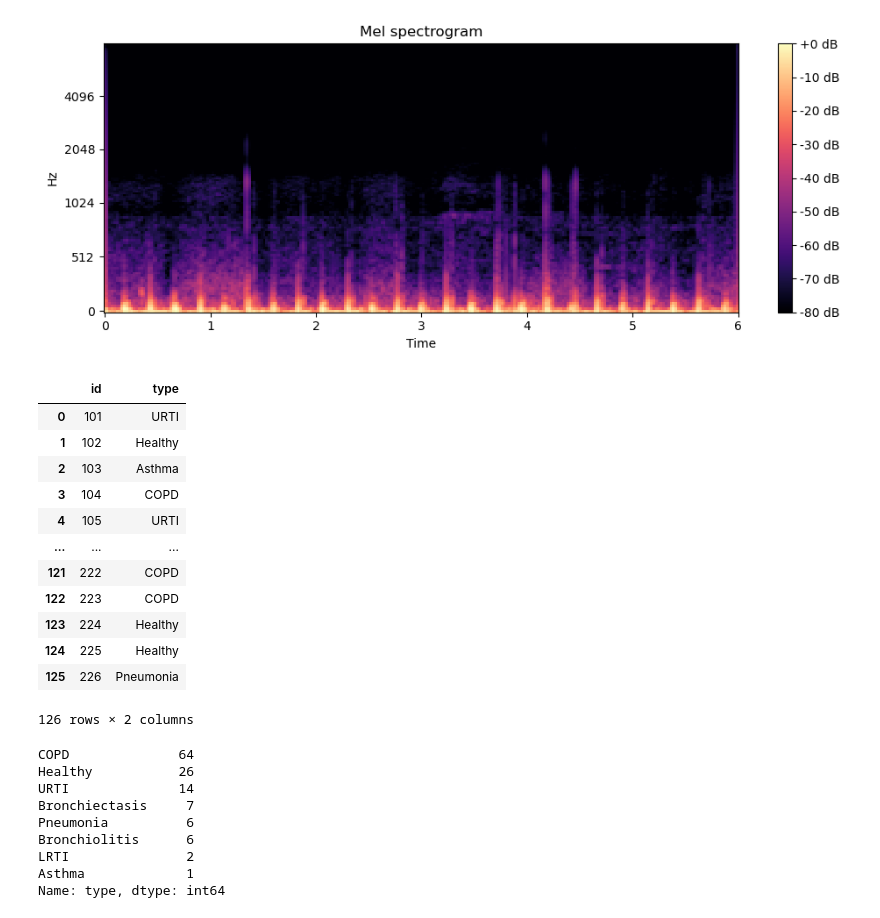
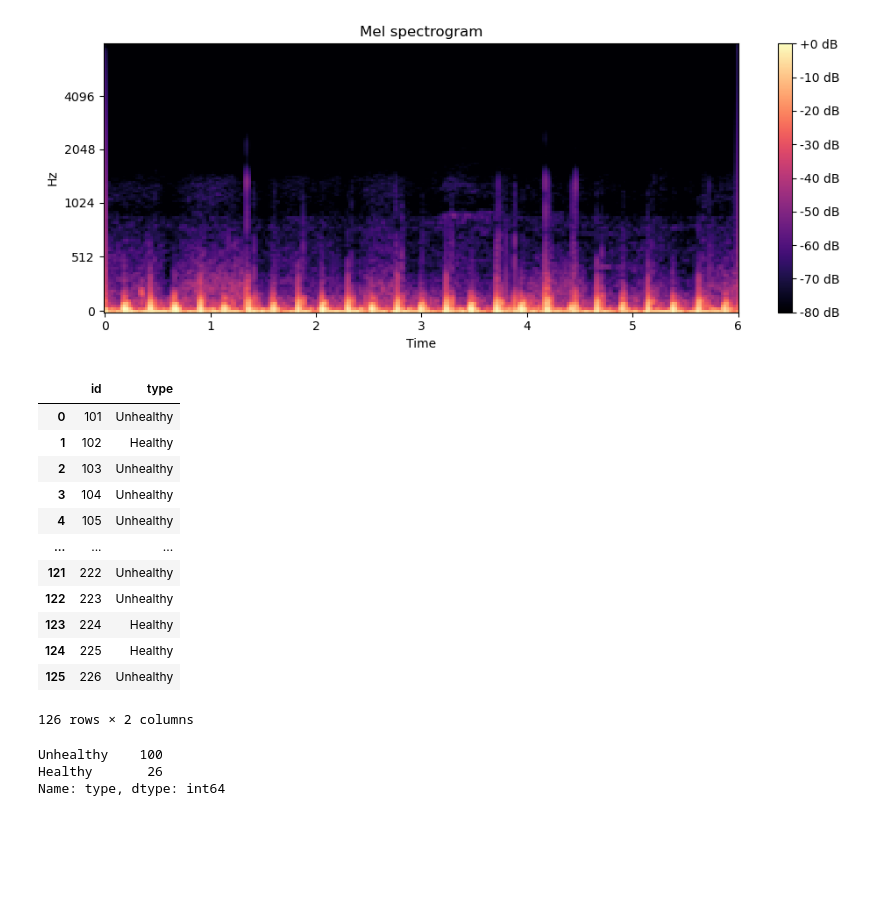
Before and after one commit to fnk2077/Project, a Jupyter notebook: 3_Classification_of_Unhealthy_Respiratory Sounds/DeepLearningProject.ipynb, the cells around one changed output. Drawn from its saved outputs; the diff is of its cells as text; code cells hidden in the pictures; blank space fills up the shorter version.

```diff
--- a/3_Classification_of_Unhealthy_Respiratory Sounds/DeepLearningProject.ipynb
+++ b/3_Classification_of_Unhealthy_Respiratory Sounds/DeepLearningProject.ipynb
@@ -83,33 +66,27 @@ plt.show()
 # %%
 y_train = pd.read_csv("Respiratory_Sound_Database/patient_diagnosis.csv" ,  header=None)
 y_train = y_train.rename(columns={0: "id", 1: "type"})
-# y_train.loc[y_train['type'] != 'Healthy', 'type'] = 'Unhealthy'
+y_train.loc[y_train['type'] != 'Healthy', 'type'] = 'Unhealthy'
 y_train
 # %% [output]
 |  | id | type |
-| 0 | 101 | URTI |
+| 0 | 101 | Unhealthy |
 | 1 | 102 | Healthy |
-| 2 | 103 | Asthma |
-| 3 | 104 | COPD |
-| 4 | 105 | URTI |
+| 2 | 103 | Unhealthy |
+| 3 | 104 | Unhealthy |
+| 4 | 105 | Unhealthy |
 | ... | ... | ... |
-| 121 | 222 | COPD |
-| 122 | 223 | COPD |
+| 121 | 222 | Unhealthy |
+| 122 | 223 | Unhealthy |
 | 123 | 224 | Healthy |
 | 124 | 225 | Healthy |
-| 125 | 226 | Pneumonia |
+| 125 | 226 | Unhealthy |
 126 rows × 2 columns
 # %%
 y_train["type"].value_counts()
 # %% [output]
-COPD              64
-Healthy           26
-URTI              14
-Bronchiectasis     7
-Pneumonia          6
-Bronchiolitis      6
-LRTI               2
-Asthma             1
+Unhealthy    100
+Healthy       26
 Name: type, dtype: int64
 # %%
 patient_ids = [int(f.split("_")[0]) for f in os.listdir(audio_dir) if f.endswith(".wav")]
```
Also changed, not shown: parts of 12 cells of this notebook.
